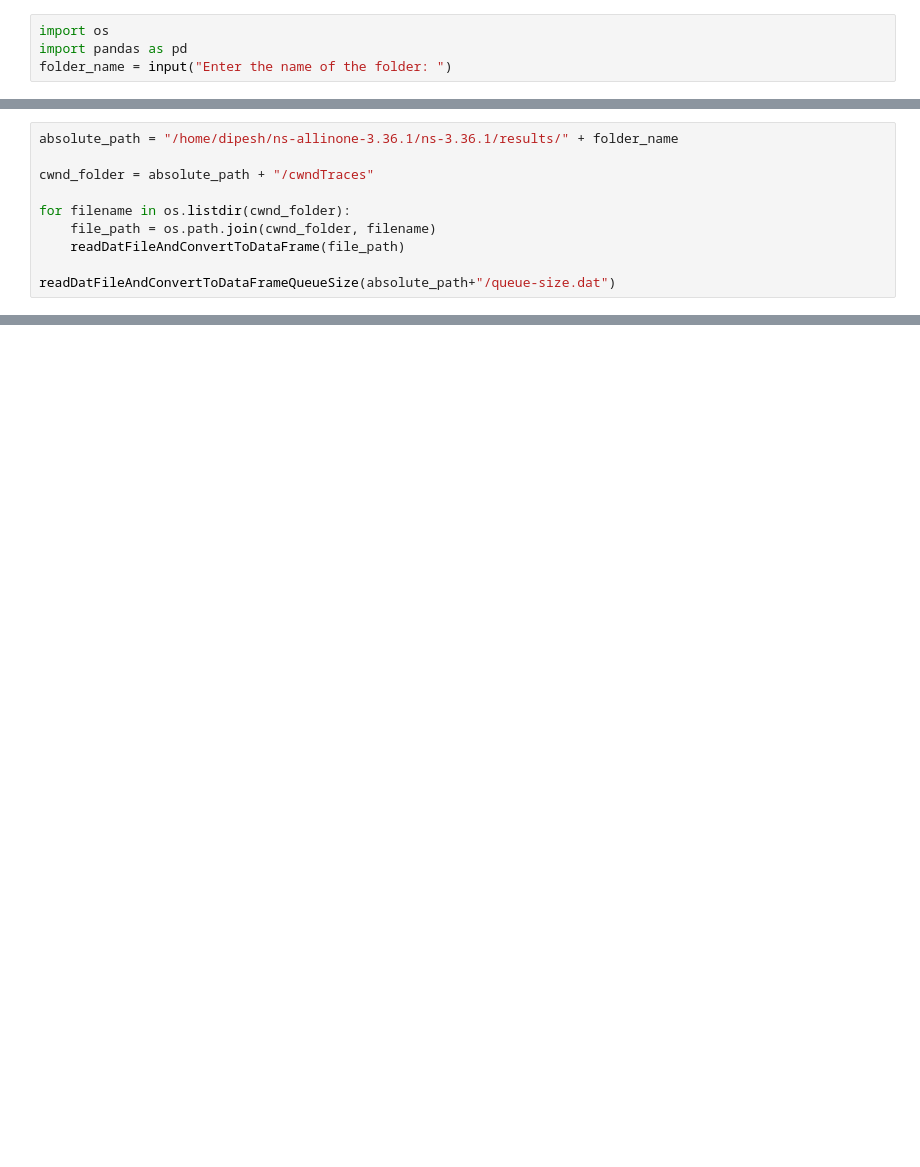
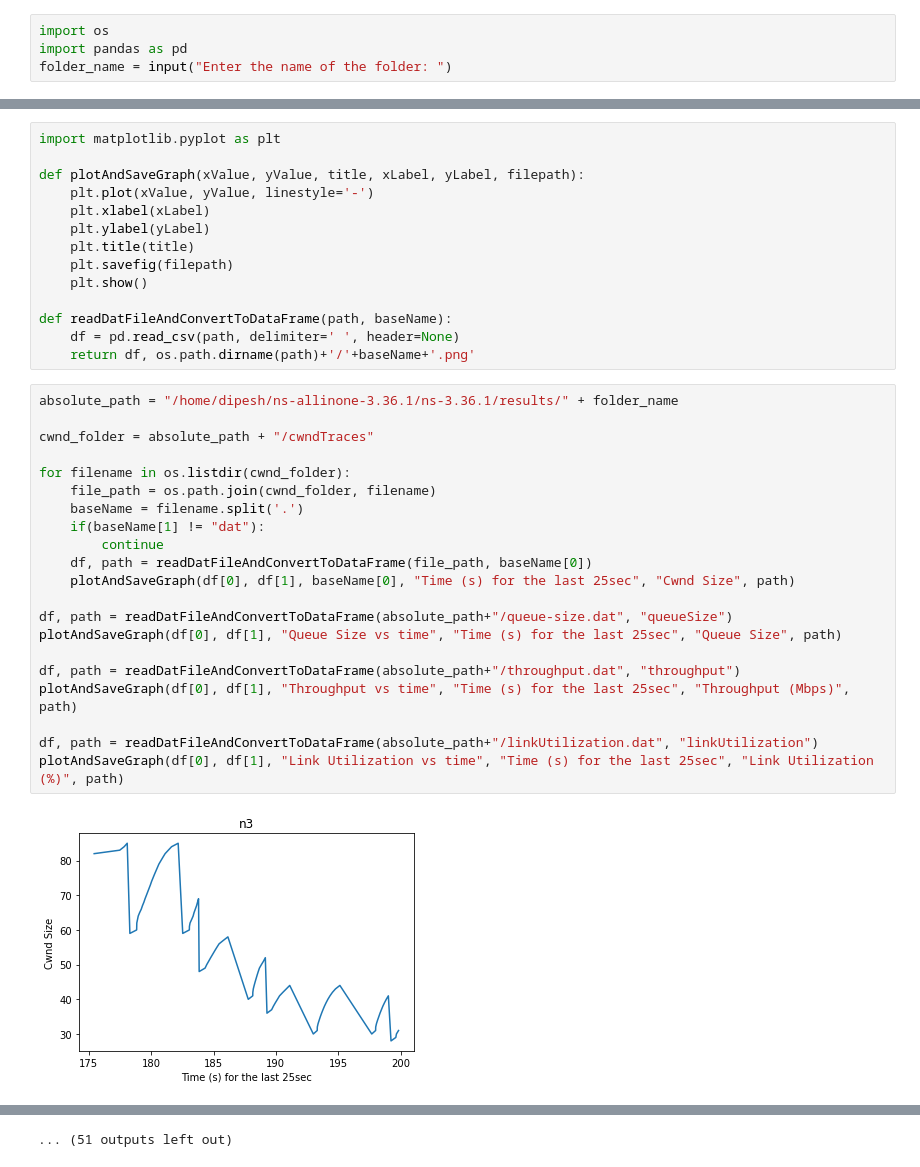
Before and after one commit to jrijul1201/MTP, a Jupyter notebook: script.ipynb, the cells around one changed output, grey strips where cells are left out. Cells and saved outputs as stored; diff of their text form; blank space fills up the shorter version.

```diff
--- a/script.ipynb
+++ b/script.ipynb
@@ -30,10 +4,0 @@ def readDatFileAndConvertToDataFrameQueueSize(path):
-# %%
-absolute_path = "/home/dipesh/ns-allinone-3.36.1/ns-3.36.1/results/" + folder_name
-
-cwnd_folder = absolute_path + "/cwndTraces"
-
-for filename in os.listdir(cwnd_folder):
-    file_path = os.path.join(cwnd_folder, filename)
-    readDatFileAndConvertToDataFrame(file_path)
-
-readDatFileAndConvertToDataFrameQueueSize(absolute_path+"/queue-size.dat")
@@ -53,0 +5,37 @@ readDatFileAndConvertToDataFrameQueueSize(absolute_path+"/queue-size.dat")
+# %%
+import matplotlib.pyplot as plt
+
+def plotAndSaveGraph(xValue, yValue, title, xLabel, yLabel, filepath):
+    plt.plot(xValue, yValue, linestyle='-')
+    plt.xlabel(xLabel)
+    plt.ylabel(yLabel)
+    plt.title(title)
+    plt.savefig(filepath)
+    plt.show()
+
+def readDatFileAndConvertToDataFrame(path, baseName):
+    df = pd.read_csv(path, delimiter=' ', header=None)
+    return df, os.path.dirname(path)+'/'+baseName+'.png'
+# %%
+absolute_path = "/home/dipesh/ns-allinone-3.36.1/ns-3.36.1/results/" + folder_name
+
+cwnd_folder = absolute_path + "/cwndTraces"
+
+for filename in os.listdir(cwnd_folder):
+    file_path = os.path.join(cwnd_folder, filename)
+    baseName = filename.split('.')
+    if(baseName[1] != "dat"):
+        continue
+    df, path = readDatFileAndConvertToDataFrame(file_path, baseName[0])
+    plotAndSaveGraph(df[0], df[1], baseName[0], "Time (s) for the last 25sec", "Cwnd Size", path)
+
+df, path = readDatFileAndConvertToDataFrame(absolute_path+"/queue-size.dat", "queueSize")
+plotAndSaveGraph(df[0], df[1], "Queue Size vs time", "Time (s) for the last 25sec", "Queue Size", path)
+
+df, path = readDatFileAndConvertToDataFrame(absolute_path+"/throughput.dat", "throughput")
+plotAndSaveGraph(df[0], df[1], "Throughput vs time", "Time (s) for the last 25sec", "Throughput (Mbps)", path)
+
+df, path = readDatFileAndConvertToDataFrame(absolute_path+"/linkUtilization.dat", "linkUtilization")
+plotAndSaveGraph(df[0], df[1], "Link Utilization vs time", "Time (s) for the last 25sec", "Link Utilization (%)", path)
+# %% [output]
+[figure, added]
@@ -53,0 +53 @@ readDatFileAndConvertToDataFrameQueueSize(absolute_path+"/queue-size.dat")
+... (51 outputs left out)
```
Also changed, not shown: parts of 3 cells of this notebook, 1 other file.
